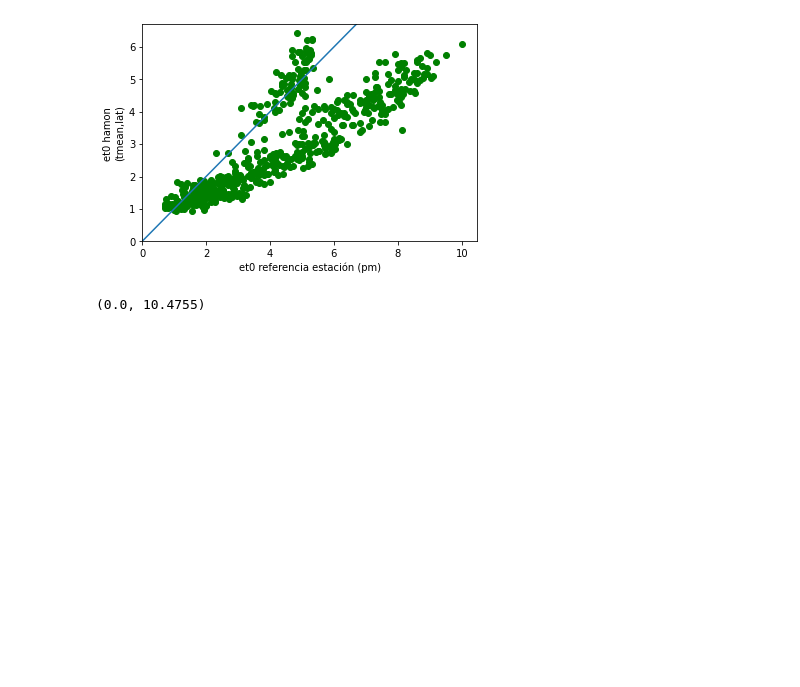
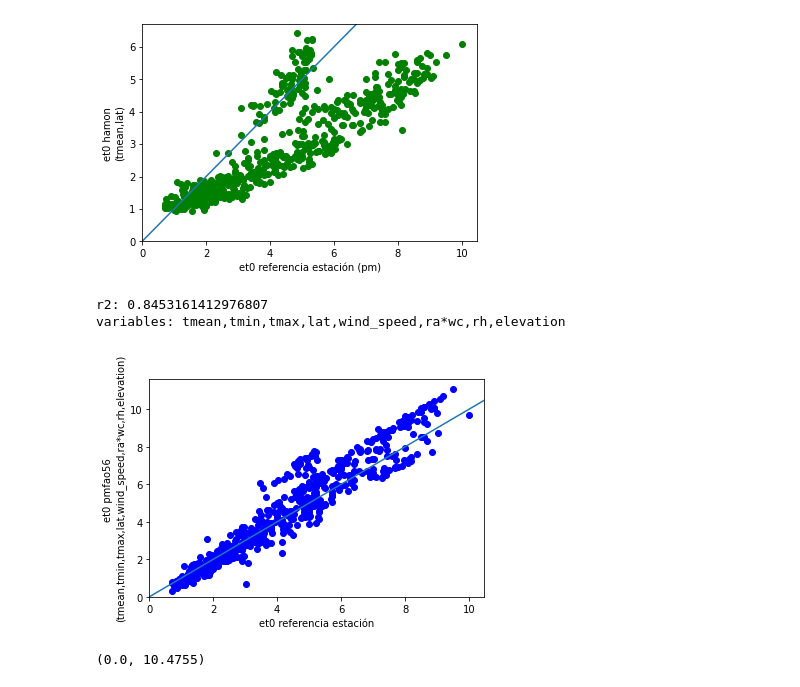
Before and after one commit to IanPD97/Evapotranspiration-Prediction-2022, a Jupyter notebook: data_processing/et0-estimation-comparison.ipynb, the cells around one changed output. Saved outputs shown, nothing was run; the diff lists cells and outputs as text; code cells hidden in the pictures; blank space fills up the shorter version.

```diff
--- a/data_processing/et0-estimation-comparison.ipynb
+++ b/data_processing/et0-estimation-comparison.ipynb
@@ -7,7 +7,7 @@ from sklearn.metrics import r2_score
 import matplotlib.pyplot as plt
 import pandas as pd
 df_2 = pd.read_csv(RUTA+'data/PudahuelData-01012021-25062022.csv')
-df_plt = df_2[["et0","et0_pmfao56",'et0_hs','et0_fao24','et0_hamon']]
+df_plt = df_2[["et0","et0_pmfao56",'et0_hs','et0_fao24','et0_hamon','et0_pmfao56_raxwc']]
 print('r2:',r2_score(df_plt.et0, df_plt.et0_pmfao56))
 print('variables: tmean,tmin,tmax,lat,wind_speed,rs,rh,rhmin,rhmax,pressure,elevation')
 plt.scatter(df_plt.et0, df_plt.et0_pmfao56,color='b')
@@ -59,6 +59,19 @@ graph = plt.plot([-100, 100], [-100, 100])
 r2: 0.29308185234157724
 variables: tmean,lat
 [figure]
+# %%
+print('r2:',r2_score(df_plt.et0, df_plt.et0_pmfao56_raxwc))
+print('variables: tmean,tmin,tmax,lat,wind_speed,ra*wc,rh,elevation')
+plt.scatter(df_plt.et0, df_plt.et0_pmfao56_raxwc,color='b')
+plt.xlabel('et0 referencia estación')
+plt.ylabel('et0 pmfao56 \n(tmean,tmin,tmax,lat,wind_speed,ra*wc,rh,elevation)')
+plt.xlim([0,plt.xlim()[1]])
+plt.ylim([0,plt.ylim()[1]])
+graph = plt.plot([-100, 100], [-100, 100])
+# %% [output]
+r2: 0.8453161412976807
+variables: tmean,tmin,tmax,lat,wind_speed,ra*wc,rh,elevation
+[figure, added]
 # %%
 # Comportamiento ET0 a través del tiempo
 df_test = df_2[['et0']]
```
Also changed, not shown: parts of 1 cell of this notebook, 17 other files.
